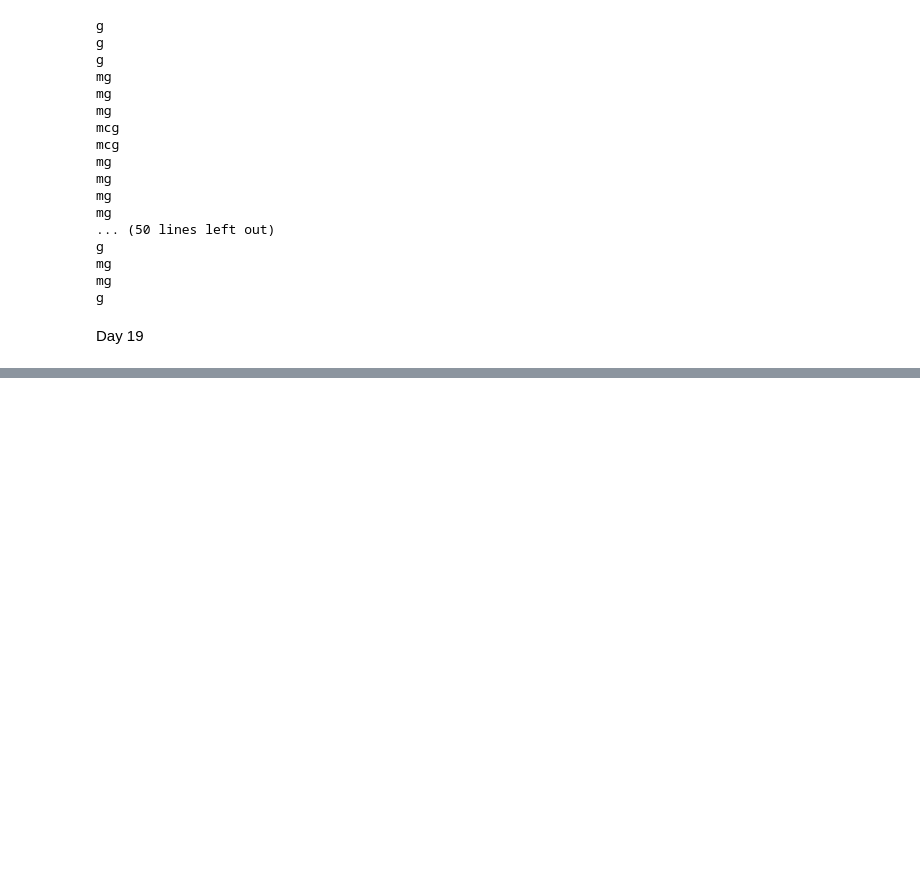
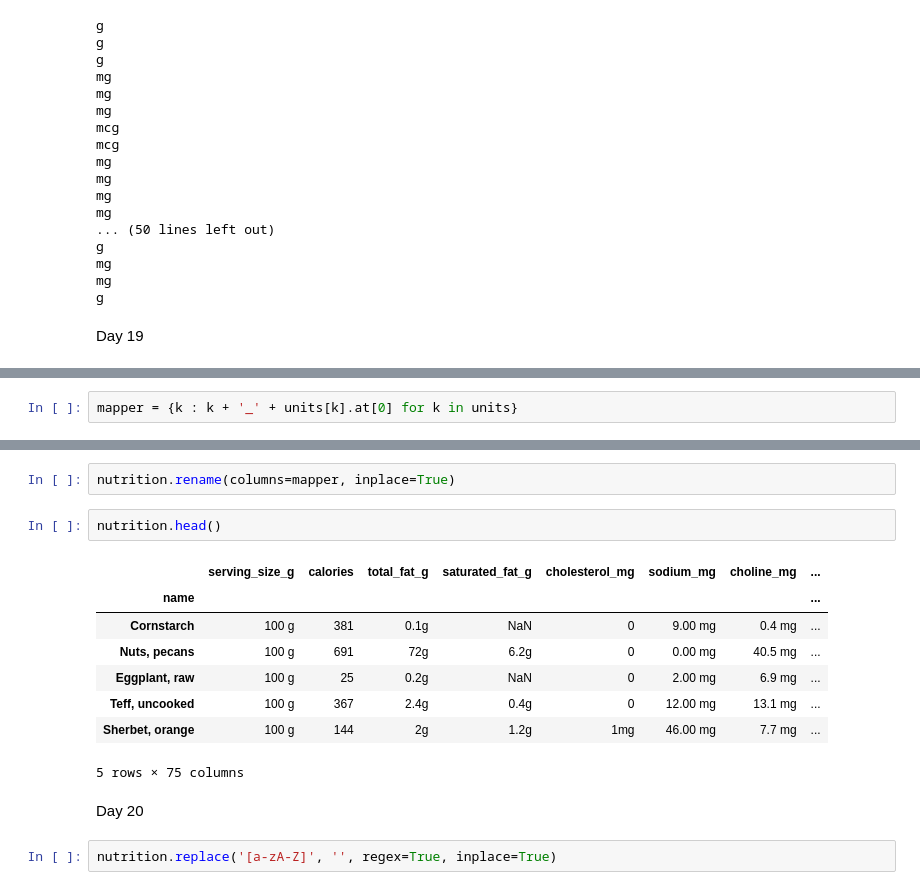
Before and after one commit to anup-byte/Pandas_Dataframe, a Jupyter notebook: Day18.ipynb, the cells around one changed output, grey strips where cells are left out. Saved outputs shown, nothing was run; the diff lists cells and outputs as text; blank space fills up the shorter version.

```diff
--- a/Day18.ipynb
+++ b/Day18.ipynb
@@ -166,0 +198,2 @@ Day 19
+# %%
+mapper = {k : k + '_' + units[k].at[0] for k in units}
@@ -166,0 +220,17 @@ Day 19
+# %%
+nutrition.rename(columns=mapper, inplace=True)
+# %%
+nutrition.head()
+# %% [output]
+|  | serving_size_g | calories | total_fat_g | saturated_fat_g | cholesterol_mg | sodium_mg | choline_mg | ... |
+| name |  |  |  |  |  |  |  | ... |
+| Cornstarch | 100 g | 381 | 0.1g | NaN | 0 | 9.00 mg | 0.4 mg | ... |
+| Nuts, pecans | 100 g | 691 | 72g | 6.2g | 0 | 0.00 mg | 40.5 mg | ... |
+| Eggplant, raw | 100 g | 25 | 0.2g | NaN | 0 | 2.00 mg | 6.9 mg | ... |
+| Teff, uncooked | 100 g | 367 | 2.4g | 0.4g | 0 | 12.00 mg | 13.1 mg | ... |
+| Sherbet, orange | 100 g | 144 | 2g | 1.2g | 1mg | 46.00 mg | 7.7 mg | ... |
+5 rows × 75 columns
+# %% [markdown]
+Day 20
+# %%
+nutrition.replace('[a-zA-Z]', '', regex=True, inplace=True)
```
Also changed, not shown: parts of 10 cells of this notebook.
